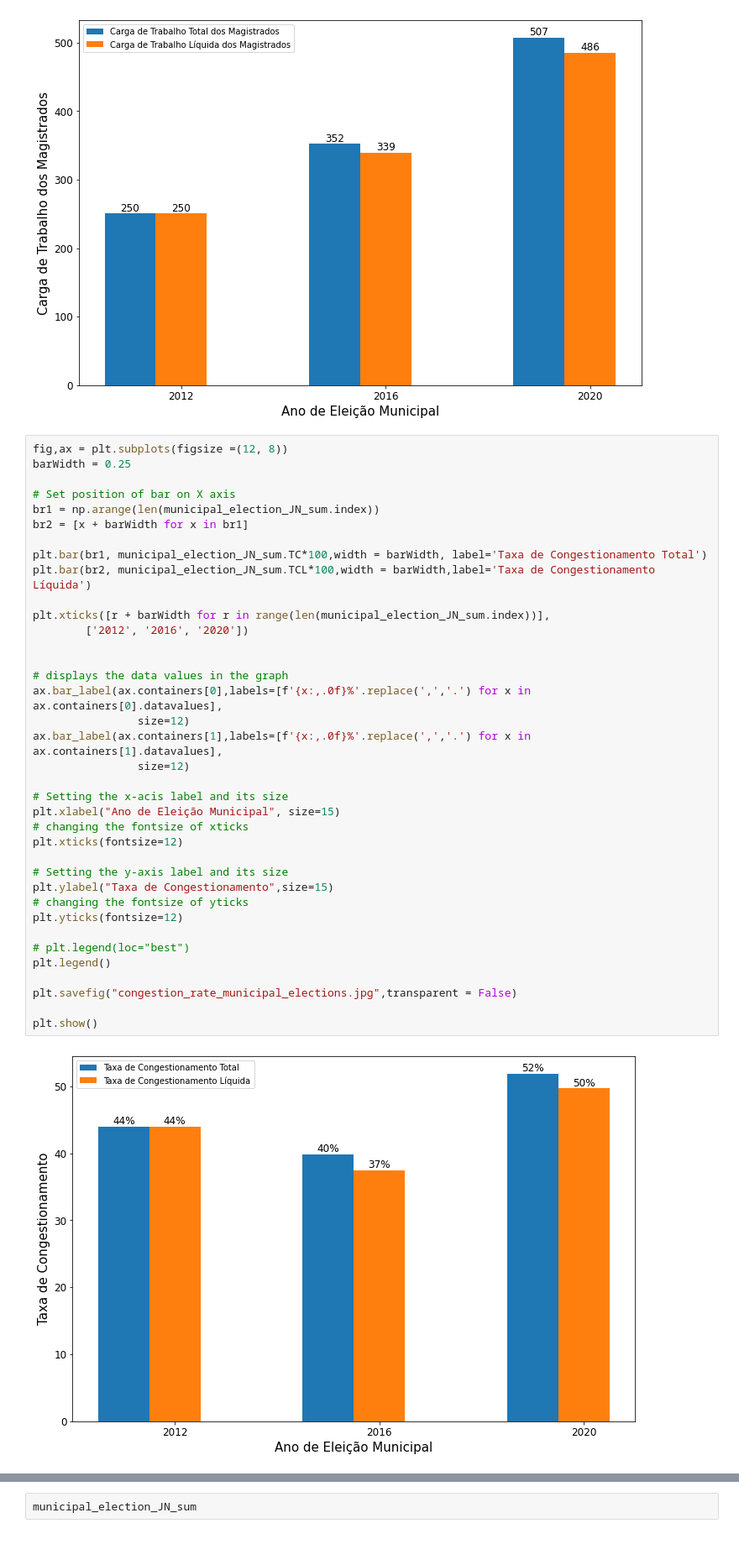
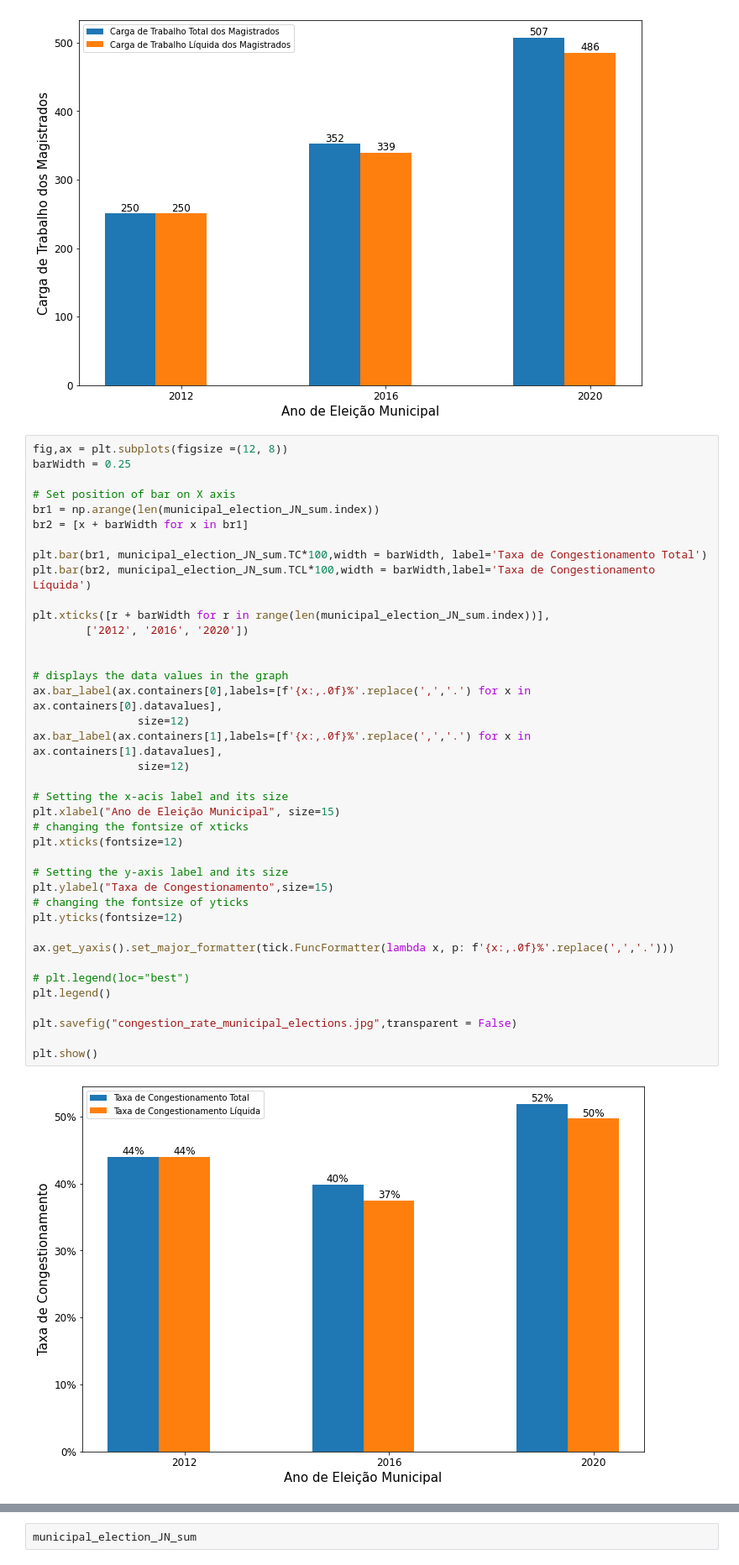
Before and after one commit to fabianumfalco/brazilian-electoral-justice-in-numbers, a Jupyter notebook: EDA_br_electoral_JusticeNumbers.ipynb, the cells around one changed output, grey strips where cells are left out. Shown at 84% size. Saved outputs shown, nothing was run; the diff lists cells and outputs as text.

```diff
--- a/EDA_br_electoral_JusticeNumbers.ipynb
+++ b/EDA_br_electoral_JusticeNumbers.ipynb
@@ -410,31 +377,33 @@ br2 = [x + barWidth for x in br1]
 plt.bar(br1, municipal_election_JN_sum.TC*100,width = barWidth, label='Taxa de Congestionamento Total')
 plt.bar(br2, municipal_election_JN_sum.TCL*100,width = barWidth,label='Taxa de Congestionamento Líquida')
 
 plt.xticks([r + barWidth for r in range(len(municipal_election_JN_sum.index))],
         ['2012', '2016', '2020'])
 
 
 # displays the data values in the graph
 ax.bar_label(ax.containers[0],labels=[f'{x:,.0f}%'.replace(',','.') for x in ax.containers[0].datavalues],
                 size=12)
 ax.bar_label(ax.containers[1],labels=[f'{x:,.0f}%'.replace(',','.') for x in ax.containers[1].datavalues],
                 size=12)
 
 # Setting the x-acis label and its size
 plt.xlabel("Ano de Eleição Municipal", size=15)
 # changing the fontsize of xticks
 plt.xticks(fontsize=12)
 
 # Setting the y-axis label and its size
 plt.ylabel("Taxa de Congestionamento",size=15)
 # changing the fontsize of yticks
 plt.yticks(fontsize=12)
 
+ax.get_yaxis().set_major_formatter(tick.FuncFormatter(lambda x, p: f'{x:,.0f}%'.replace(',','.')))
+
 # plt.legend(loc="best")
 plt.legend()
 
 plt.savefig("congestion_rate_municipal_elections.jpg",transparent = False)
 
 plt.show()
 # %% [output]
-[figure, old version]
+[figure, new version]
```
Also changed, not shown: parts of 11 cells of this notebook, 6 other files.
